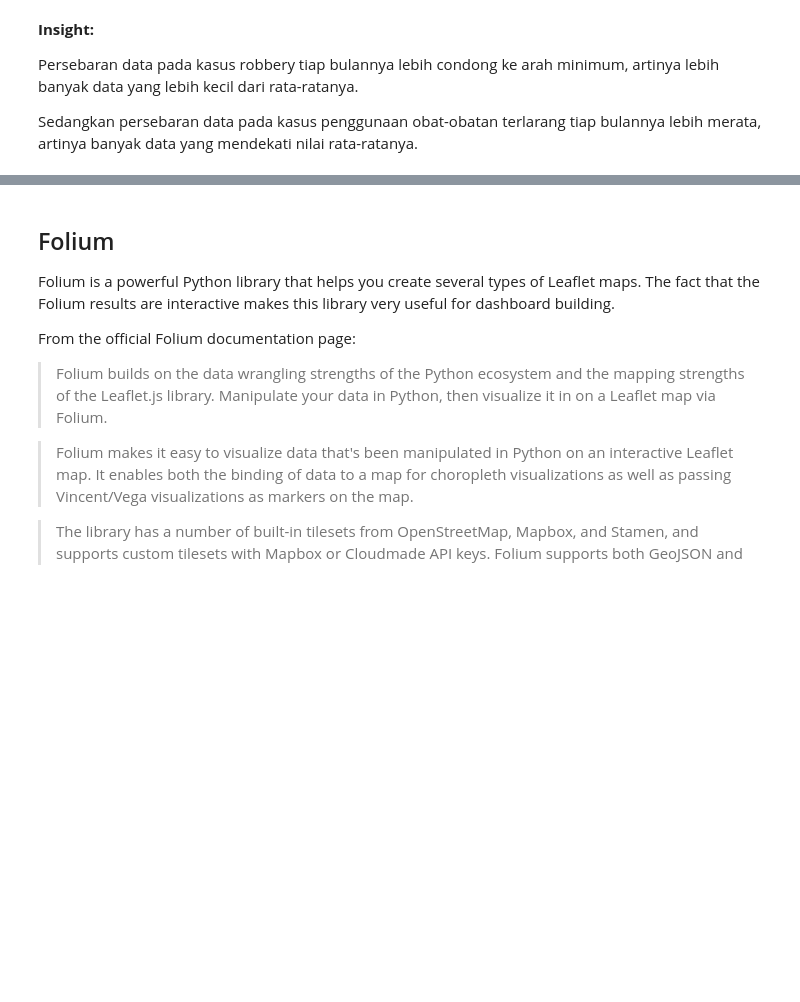
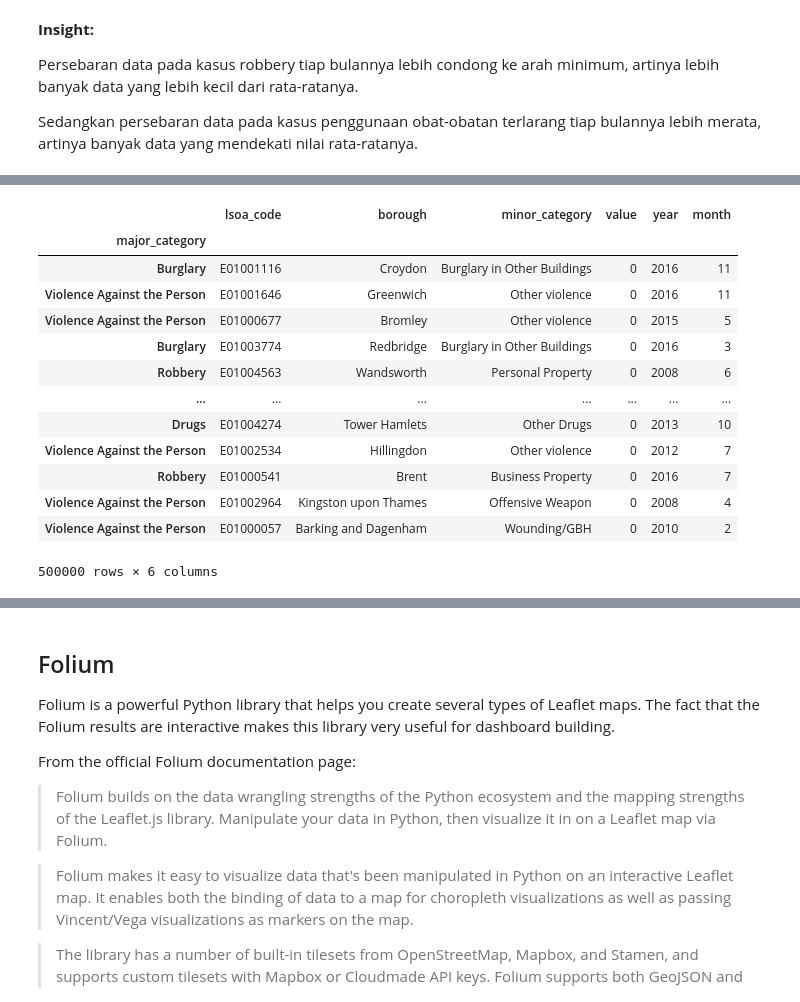
Before and after one commit to layliry/tugas1, a Jupyter notebook: pytn_1_078_laylirahmaniay.ipynb, the cells around one changed output, grey strips where cells are left out. Drawn from its saved outputs; the diff is of its cells as text; code cells hidden in the pictures; blank space fills up the shorter version.

```diff
--- a/pytn_1_078_laylirahmaniay.ipynb
+++ b/pytn_1_078_laylirahmaniay.ipynb
@@ -1030,0 +1061,18 @@ Sedangkan persebaran data pada kasus penggunaan obat-obatan terlarang tiap bulan
+# %%
+df_boroughtop = df_lndcrime.head(500000)
+df_boroughtop
+# %% [output]
+|  | lsoa_code | borough | minor_category | value | year | month |
+| major_category |  |  |  |  |  |  |
+| Burglary | E01001116 | Croydon | Burglary in Other Buildings | 0 | 2016 | 11 |
+| Violence Against the Person | E01001646 | Greenwich | Other violence | 0 | 2016 | 11 |
+| Violence Against the Person | E01000677 | Bromley | Other violence | 0 | 2015 | 5 |
+| Burglary | E01003774 | Redbridge | Burglary in Other Buildings | 0 | 2016 | 3 |
+| Robbery | E01004563 | Wandsworth | Personal Property | 0 | 2008 | 6 |
+| ... | ... | ... | ... | ... | ... | ... |
+| Drugs | E01004274 | Tower Hamlets | Other Drugs | 0 | 2013 | 10 |
+| Violence Against the Person | E01002534 | Hillingdon | Other violence | 0 | 2012 | 7 |
+| Robbery | E01000541 | Brent | Business Property | 0 | 2016 | 7 |
+| Violence Against the Person | E01002964 | Kingston upon Thames | Offensive Weapon | 0 | 2008 | 4 |
+| Violence Against the Person | E01000057 | Barking and Dagenham | Wounding/GBH | 0 | 2010 | 2 |
+500000 rows × 6 columns
```
Also changed, not shown: parts of 8 cells of this notebook.
